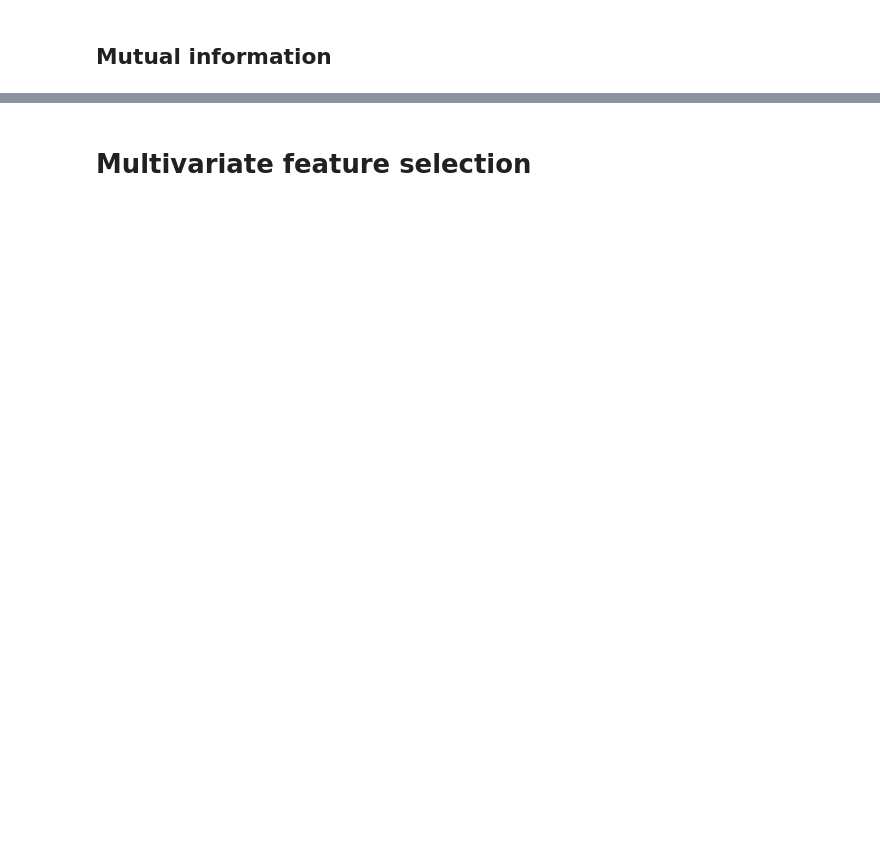
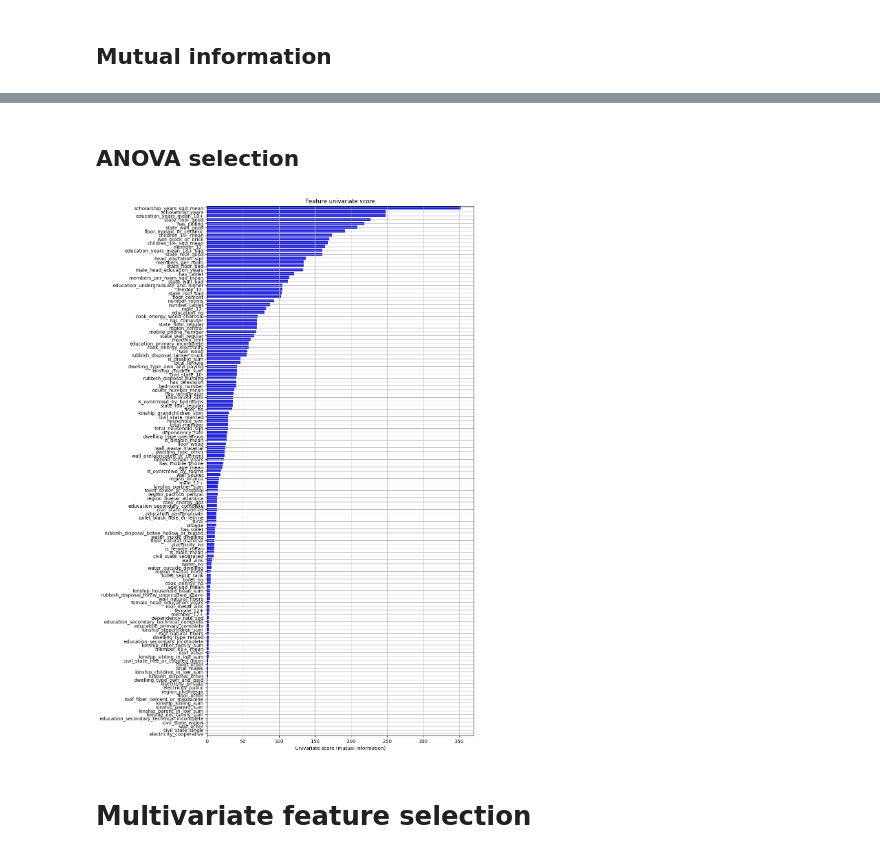
Before and after one commit to gabyarte/projects-ml, a Jupyter notebook: notebooks/2_feature_selection.ipynb, the cells around one changed output, grey strips where cells are left out. Drawn from its saved outputs; the diff is of its cells as text; code cells hidden in the pictures; blank space fills up the shorter version.

Commit message:
feat: Update variables selection

```diff
--- a/notebooks/2_feature_selection.ipynb
+++ b/notebooks/2_feature_selection.ipynb
@@ -43,3 +50,15 @@ plot_features_scores(X_train, scores_2, metric_label=r'mutual information')
+# %% [markdown]
+## ANOVA selection
+# %%
+univariate_selection_3 = SelectKBestTransformer(f_classif, k=100)
+univariate_selection_3 = univariate_selection_3.fit(X_train, y['y'])
+univariate_features_train_3 = univariate_selection_3.transform(X_train)
+univariate_features_test_3 = univariate_selection_3.transform(X_test)
+# %%
+scores_3 = univariate_selection_3.scores_
+plot_features_scores(X_train, scores_3, metric_label=r'mutual information')
+# %% [output]
+[figure, added]
 # %% [markdown]
 # Multivariate feature selection
 # %%
```
Also changed, not shown: parts of 6 cells of this notebook, 8 other files.
